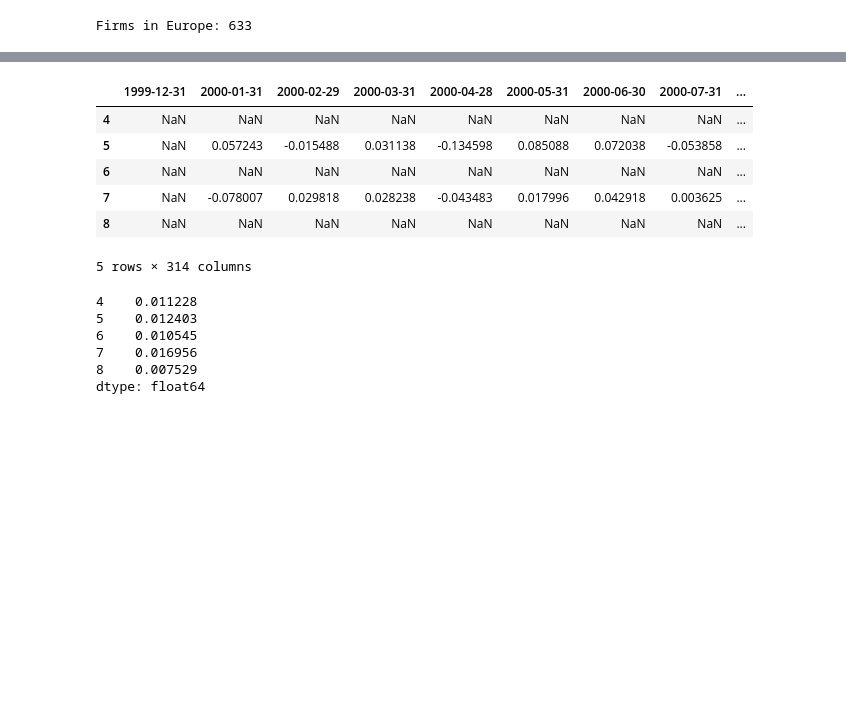
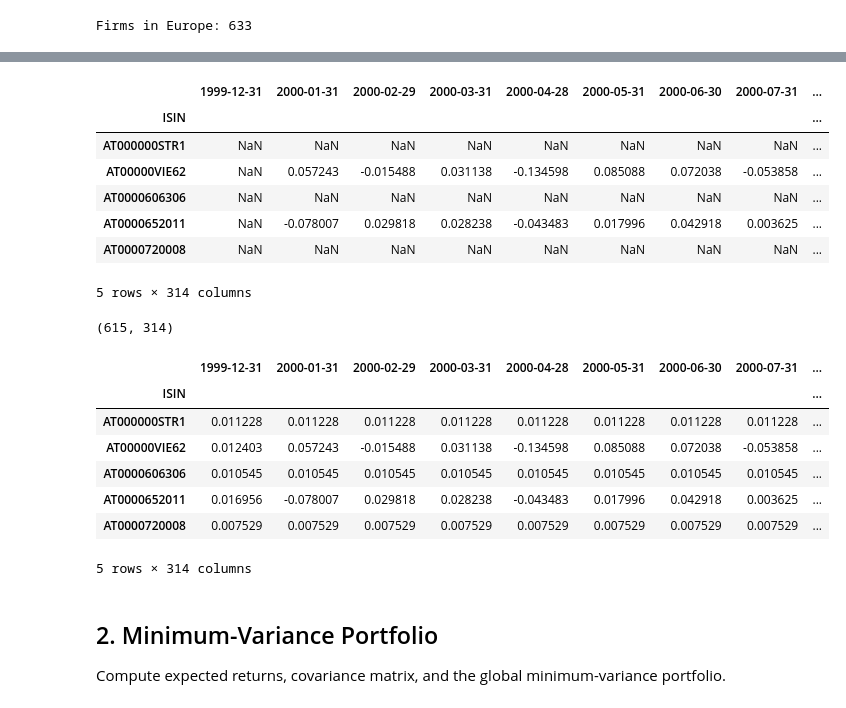
Before and after one commit to annamodolo/saam-portfolio-project, a Jupyter notebook: notebooks/investmentuniverse.ipynb, the cells around one changed output, grey strips where cells are left out. Drawn from its saved outputs; the diff is of its cells as text; code cells hidden in the pictures; blank space fills up the shorter version.

```diff
--- a/notebooks/investmentuniverse.ipynb
+++ b/notebooks/investmentuniverse.ipynb
@@ -6,15 +6,16 @@ import numpy as np
+# %%
+import pandas as pd
+import numpy as np
+from pathlib import Path
+
+BASE_DIR = Path.cwd().parent
+CLEAN_DIR = BASE_DIR / "data_clean"
+RAW_DIR = BASE_DIR / "data_raw"
 # %%
-import pandas as pd
-from pathlib import Path
-
-BASE_DIR = Path.cwd().parent
-CLEAN_DIR = BASE_DIR / "data_clean"
-
-# Load the cleaned datasets
 returns_non_stale = pd.read_excel(CLEAN_DIR / "returns_monthly_non_stale.xlsx")
 scope1_clean = pd.read_excel(CLEAN_DIR / "scope1_clean.xlsx")
 scope2_clean = pd.read_excel(CLEAN_DIR / "scope2_clean.xlsx")
 revenues_clean = pd.read_excel(CLEAN_DIR / "revenues_clean.xlsx")
 mv_year_clean = pd.read_excel(CLEAN_DIR / "market_value_year_clean.xlsx")
-static = pd.read_excel(BASE_DIR / "data_raw" / "Static_2025.xlsx")
+static = pd.read_excel(RAW_DIR / "Static_2025.xlsx")
 # %%
@@ -76,27 +68,33 @@ Static final shape: (616, 4)
-# %%
-# Remove non-numeric columns (NAME, ISIN)
-returns_matrix = returns_final.drop(columns=["NAME", "ISIN"])
-
-# Check the result
-returns_matrix.head()
-# %% [output]
-|  | 1999-12-31 | 2000-01-31 | 2000-02-29 | 2000-03-31 | 2000-04-28 | 2000-05-31 | 2000-06-30 | 2000-07-31 | ... |
-| 4 | NaN | NaN | NaN | NaN | NaN | NaN | NaN | NaN | ... |
-| 5 | NaN | 0.057243 | -0.015488 | 0.031138 | -0.134598 | 0.085088 | 0.072038 | -0.053858 | ... |
-| 6 | NaN | NaN | NaN | NaN | NaN | NaN | NaN | NaN | ... |
-| 7 | NaN | -0.078007 | 0.029818 | 0.028238 | -0.043483 | 0.017996 | 0.042918 | 0.003625 | ... |
-| 8 | NaN | NaN | NaN | NaN | NaN | NaN | NaN | NaN | ... |
-5 rows × 314 columns
-# %%
-# Calculate the expected return (mean) for each firm (monthly returns)
-mu = returns_matrix.mean(axis=1)
-
-# Check the result (expected returns per firm)
-mu.head()
-# %% [output]
-4    0.011228
-5    0.012403
-6    0.010545
-7    0.016956
-8    0.007529
-dtype: float64
+# %%
+returns_matrix = returns_final.set_index("ISIN").drop(columns=["NAME"]).copy()
+returns_matrix.columns = pd.to_datetime(returns_matrix.columns)
+returns_matrix.head()
+# %% [output]
+|  | 1999-12-31 | 2000-01-31 | 2000-02-29 | 2000-03-31 | 2000-04-28 | 2000-05-31 | 2000-06-30 | 2000-07-31 | ... |
+| ISIN |  |  |  |  |  |  |  |  | ... |
+| AT000000STR1 | NaN | NaN | NaN | NaN | NaN | NaN | NaN | NaN | ... |
+| AT00000VIE62 | NaN | 0.057243 | -0.015488 | 0.031138 | -0.134598 | 0.085088 | 0.072038 | -0.053858 | ... |
+| AT0000606306 | NaN | NaN | NaN | NaN | NaN | NaN | NaN | NaN | ... |
+| AT0000652011 | NaN | -0.078007 | 0.029818 | 0.028238 | -0.043483 | 0.017996 | 0.042918 | 0.003625 | ... |
+| AT0000720008 | NaN | NaN | NaN | NaN | NaN | NaN | NaN | NaN | ... |
+5 rows × 314 columns
+# %%
+returns_matrix = returns_matrix.dropna(thresh=36)
+
+returns_matrix = returns_matrix.apply(
+    lambda row: row.fillna(row.mean()),
+    axis=1
+)
+
+print(returns_matrix.shape)
+returns_matrix.head()
+# %% [output]
+(615, 314)
+|  | 1999-12-31 | 2000-01-31 | 2000-02-29 | 2000-03-31 | 2000-04-28 | 2000-05-31 | 2000-06-30 | 2000-07-31 | ... |
+| ISIN |  |  |  |  |  |  |  |  | ... |
+| AT000000STR1 | 0.011228 | 0.011228 | 0.011228 | 0.011228 | 0.011228 | 0.011228 | 0.011228 | 0.011228 | ... |
+| AT00000VIE62 | 0.012403 | 0.057243 | -0.015488 | 0.031138 | -0.134598 | 0.085088 | 0.072038 | -0.053858 | ... |
+| AT0000606306 | 0.010545 | 0.010545 | 0.010545 | 0.010545 | 0.010545 | 0.010545 | 0.010545 | 0.010545 | ... |
+| AT0000652011 | 0.016956 | -0.078007 | 0.029818 | 0.028238 | -0.043483 | 0.017996 | 0.042918 | 0.003625 | ... |
+| AT0000720008 | 0.007529 | 0.007529 | 0.007529 | 0.007529 | 0.007529 | 0.007529 | 0.007529 | 0.007529 | ... |
+5 rows × 314 columns
@@ -102,0 +106,3 @@ dtype: float64
+# %% [markdown]
+## 2. Minimum-Variance Portfolio
+Compute expected returns, covariance matrix, and the global minimum-variance portfolio.
```
Also changed, not shown: parts of 28 cells of this notebook.
